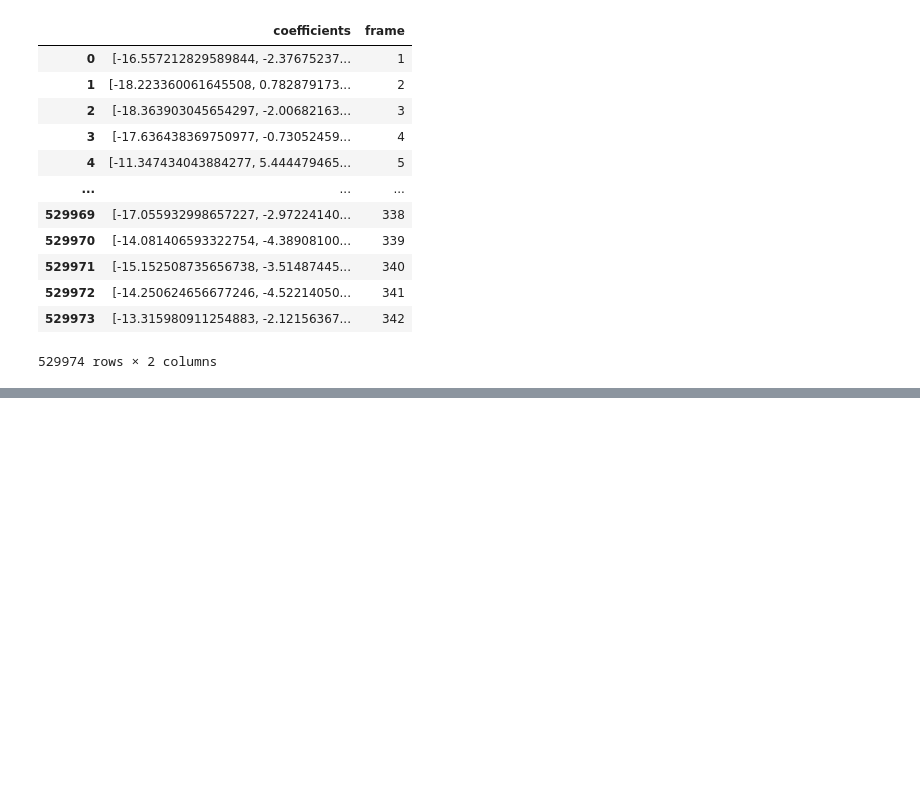
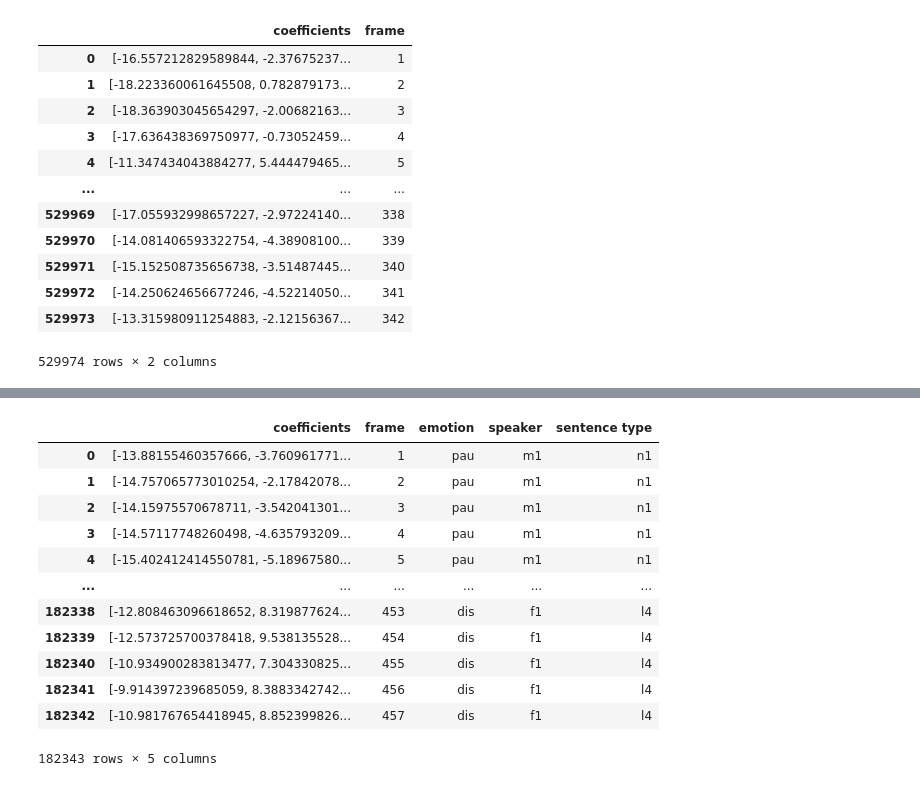
Before and after one commit to tomaspetricek/speech-emotion-recognition, a Jupyter notebook: Bachelor_thesis/dataset_test.ipynb, the cells around one changed output, grey strips where cells are left out. Drawn from its saved outputs; the diff is of its cells as text; code cells hidden in the pictures; blank space fills up the shorter version.

```diff
--- a/Bachelor_thesis/dataset_test.ipynb
+++ b/Bachelor_thesis/dataset_test.ipynb
@@ -79,0 +140,16 @@ ravdess_mfcc.samples[ravdess_mfcc.label.COLUMNS]
+# %%
+emovo_mfcc.samples
+# %% [output]
+|  | coefficients | frame | emotion | speaker | sentence type |
+| 0 | [-13.88155460357666, -3.760961771... | 1 | pau | m1 | n1 |
+| 1 | [-14.757065773010254, -2.17842078... | 2 | pau | m1 | n1 |
+| 2 | [-14.15975570678711, -3.542041301... | 3 | pau | m1 | n1 |
+| 3 | [-14.57117748260498, -4.635793209... | 4 | pau | m1 | n1 |
+| 4 | [-15.402412414550781, -5.18967580... | 5 | pau | m1 | n1 |
+| ... | ... | ... | ... | ... | ... |
+| 182338 | [-12.808463096618652, 8.319877624... | 453 | dis | f1 | l4 |
+| 182339 | [-12.573725700378418, 9.538135528... | 454 | dis | f1 | l4 |
+| 182340 | [-10.934900283813477, 7.304330825... | 455 | dis | f1 | l4 |
+| 182341 | [-9.914397239685059, 8.3883342742... | 456 | dis | f1 | l4 |
+| 182342 | [-10.981767654418945, 8.852399826... | 457 | dis | f1 | l4 |
+182343 rows × 5 columns
```
Also changed, not shown: parts of 20 cells of this notebook, 1 other file.
